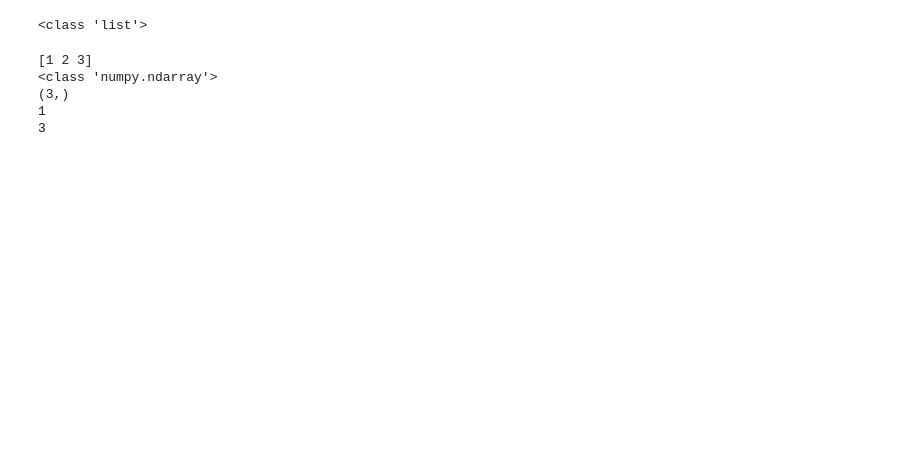
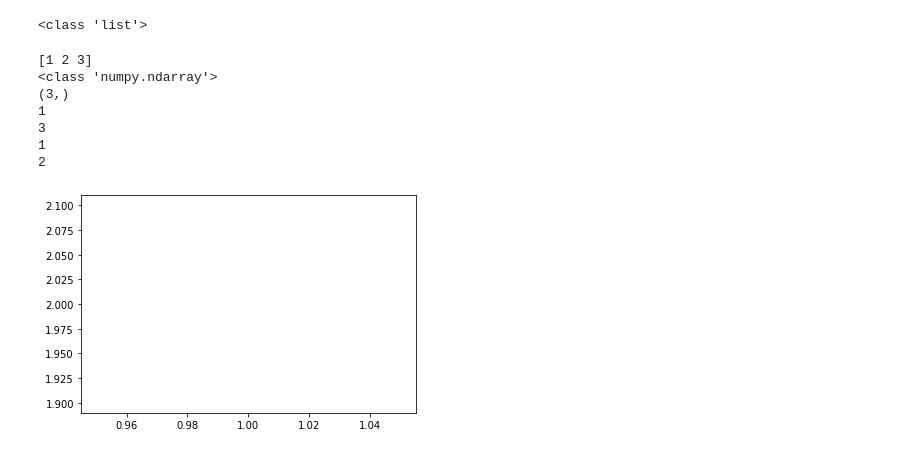
Before and after one commit to ulrikSebastienR/Colab-python-diaries, a Jupyter notebook: bb_numpy.ipynb, the cells around one changed output. Saved outputs shown, nothing was run; the diff lists cells and outputs as text; code cells hidden in the pictures; blank space fills up the shorter version.

```diff
--- a/bb_numpy.ipynb
+++ b/bb_numpy.ipynb
@@ -18,16 +19,25 @@ print(type(a))
 # %%
 a1 = np.array(a)
 print(a1)
 print(type(a1))
 print(a1.shape)
 print(a1.ndim)
 print(a1.size)
+x = a1[0]
+print(x)
+y = a1[1]
+print(y)
+plt.plot(x,y)
+plt.show()
 # %% [output]
 [1 2 3]
 <class 'numpy.ndarray'>
 (3,)
 1
 3
+1
+2
+[figure, added]
 # %%
 a2 = np.array([a,b]) #can't initiate numpy array without passing it as list of lists i.e. with a2 = np.array(a,b)
 print(a2)
```
Also changed, not shown: parts of 5 cells of this notebook.
